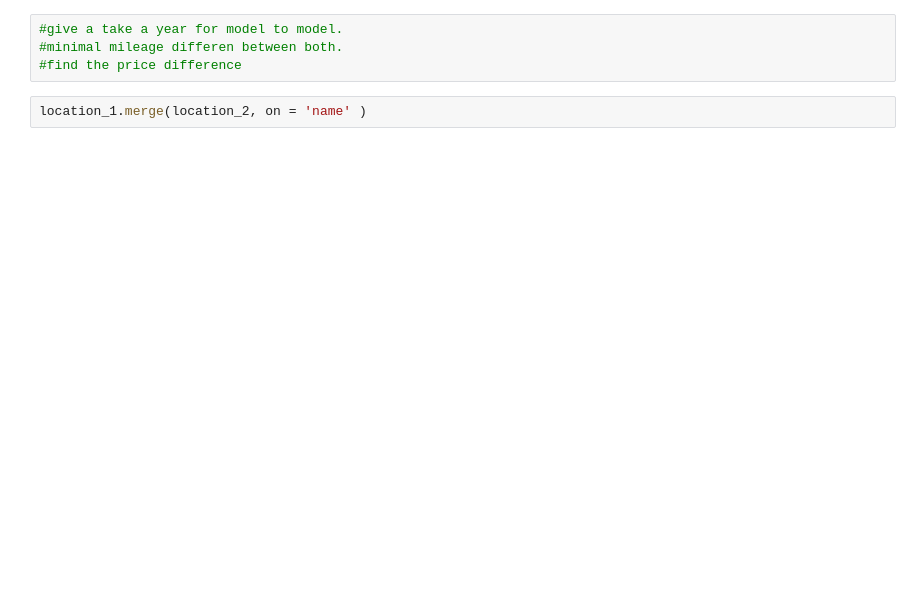
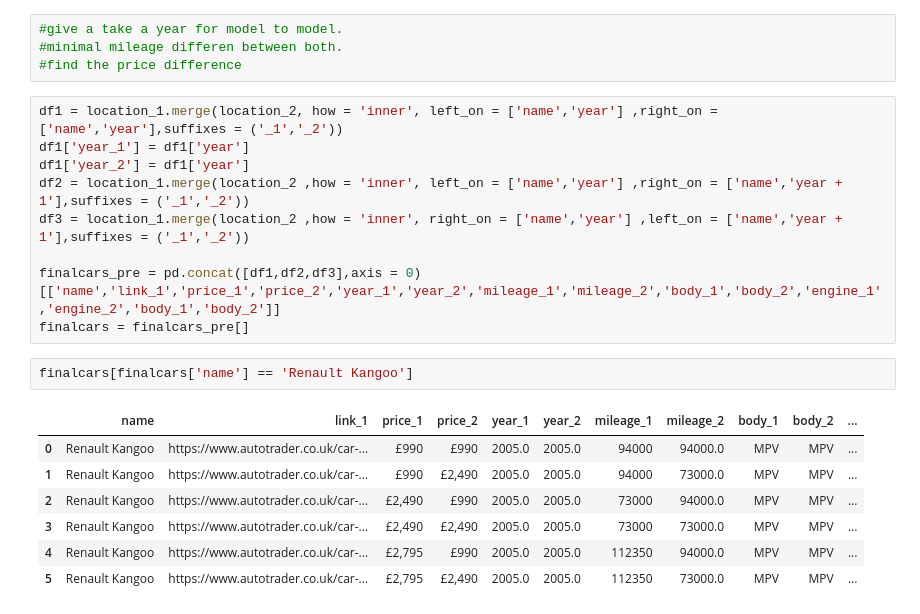
Before and after one commit to Benedictgr97/car-price-comapare, a Jupyter notebook: price test.ipynb, the cells around one changed output. Drawn from its saved outputs; the diff is of its cells as text; blank space fills up the shorter version.

```diff
--- a/price test.ipynb
+++ b/price test.ipynb
@@ -258,5 +273,22 @@ ValueError: invalid literal for int() with base 10: 'nan'
 #give a take a year for model to model.
 #minimal mileage differen between both.
 #find the price difference
-# %%
-location_1.merge(location_2, on = 'name' )
+# %%
+df1 = location_1.merge(location_2, how = 'inner', left_on = ['name','year'] ,right_on = ['name','year'],suffixes = ('_1','_2'))
+df1['year_1'] = df1['year']
+df1['year_2'] = df1['year']
+df2 = location_1.merge(location_2 ,how = 'inner', left_on = ['name','year'] ,right_on = ['name','year + 1'],suffixes = ('_1','_2'))
+df3 = location_1.merge(location_2 ,how = 'inner', right_on = ['name','year'] ,left_on = ['name','year + 1'],suffixes = ('_1','_2'))
+
+finalcars_pre = pd.concat([df1,df2,df3],axis = 0)[['name','link_1','price_1','price_2','year_1','year_2','mileage_1','mileage_2','body_1','body_2','engine_1','engine_2','body_1','body_2']]
+finalcars = finalcars_pre[]
+# %%
+finalcars[finalcars['name'] == 'Renault Kangoo']
+# %% [output]
+|  | name | link_1 | price_1 | price_2 | year_1 | year_2 | mileage_1 | mileage_2 | body_1 | body_2 | ... |
+| 0 | Renault Kangoo | https://www.autotrader.co.uk/car-... | £990 | £990 | 2005.0 | 2005.0 | 94000 | 94000.0 | MPV | MPV | ... |
+| 1 | Renault Kangoo | https://www.autotrader.co.uk/car-... | £990 | £2,490 | 2005.0 | 2005.0 | 94000 | 73000.0 | MPV | MPV | ... |
+| 2 | Renault Kangoo | https://www.autotrader.co.uk/car-... | £2,490 | £990 | 2005.0 | 2005.0 | 73000 | 94000.0 | MPV | MPV | ... |
+| 3 | Renault Kangoo | https://www.autotrader.co.uk/car-... | £2,490 | £2,490 | 2005.0 | 2005.0 | 73000 | 73000.0 | MPV | MPV | ... |
+| 4 | Renault Kangoo | https://www.autotrader.co.uk/car-... | £2,795 | £990 | 2005.0 | 2005.0 | 112350 | 94000.0 | MPV | MPV | ... |
+| 5 | Renault Kangoo | https://www.autotrader.co.uk/car-... | £2,795 | £2,490 | 2005.0 | 2005.0 | 112350 | 73000.0 | MPV | MPV | ... |
```
Also changed, not shown: parts of 6 cells of this notebook.
